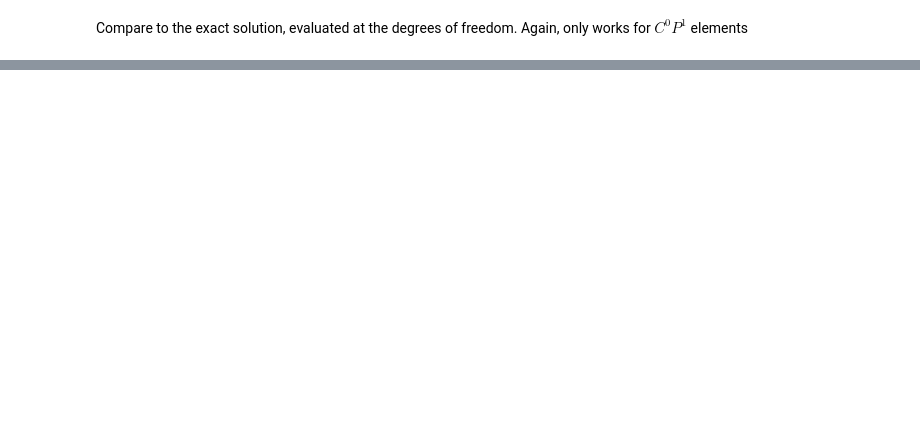
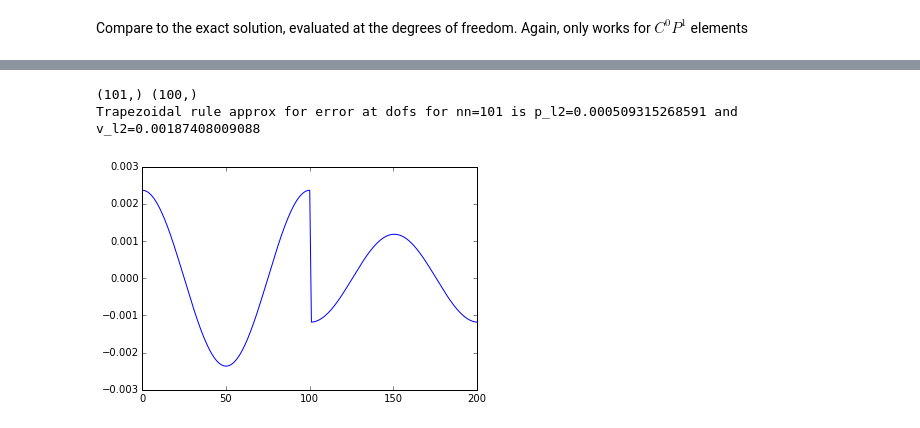
Before and after one commit to erdc/proteus-ps, a Jupyter notebook: Stokes-Example.ipynb, the cells around one changed output, grey strips where cells are left out. Drawn from its saved outputs; the diff is of its cells as text; code cells hidden in the pictures; blank space fills up the shorter version.

```diff
--- a/Stokes-Example.ipynb
+++ b/Stokes-Example.ipynb
@@ -266,12 +297,20 @@ ax3.set_ylabel('r exact')
 # %%
 err_p = p-pex_vals
 err_p *= err_p
 err_p *= physics.L[0]*physics.L[1]/(numerics.nn)
 L2approx_p = np.sqrt(err_p.sum())
 print x.shape,xm.shape
-err_v = v-vex0(np.concatenate((x,xm)))
+
+vtrue = 0.0*v
+for i,val in enumerate(np.concatenate((x,xm))):
+    vtrue[i] = vex0(np.array([val]))
+err_v = v-vtrue
 plt.plot(err_v)
 err_v *= err_v
 err_v *= physics.L[0]*physics.L[1]/(numerics.nn)
 L2approx_v = np.sqrt(err_v.sum())
-print "Trapezoidal rule approx for error at dofs for nx=%s ny=%s is %s " % (numerics.nn,L2approx_p,L2approx_v)
+print "Trapezoidal rule approx for error at dofs for nn=%s is p_l2=%s and v_l2=%s " % (numerics.nn,L2approx_p,L2approx_v)
+# %% [output]
+(101,) (100,)
+Trapezoidal rule approx for error at dofs for nn=101 is p_l2=0.000509315268591 and v_l2=0.00187408009088
+[figure, added]
```
Also changed, not shown: parts of 8 cells of this notebook.
